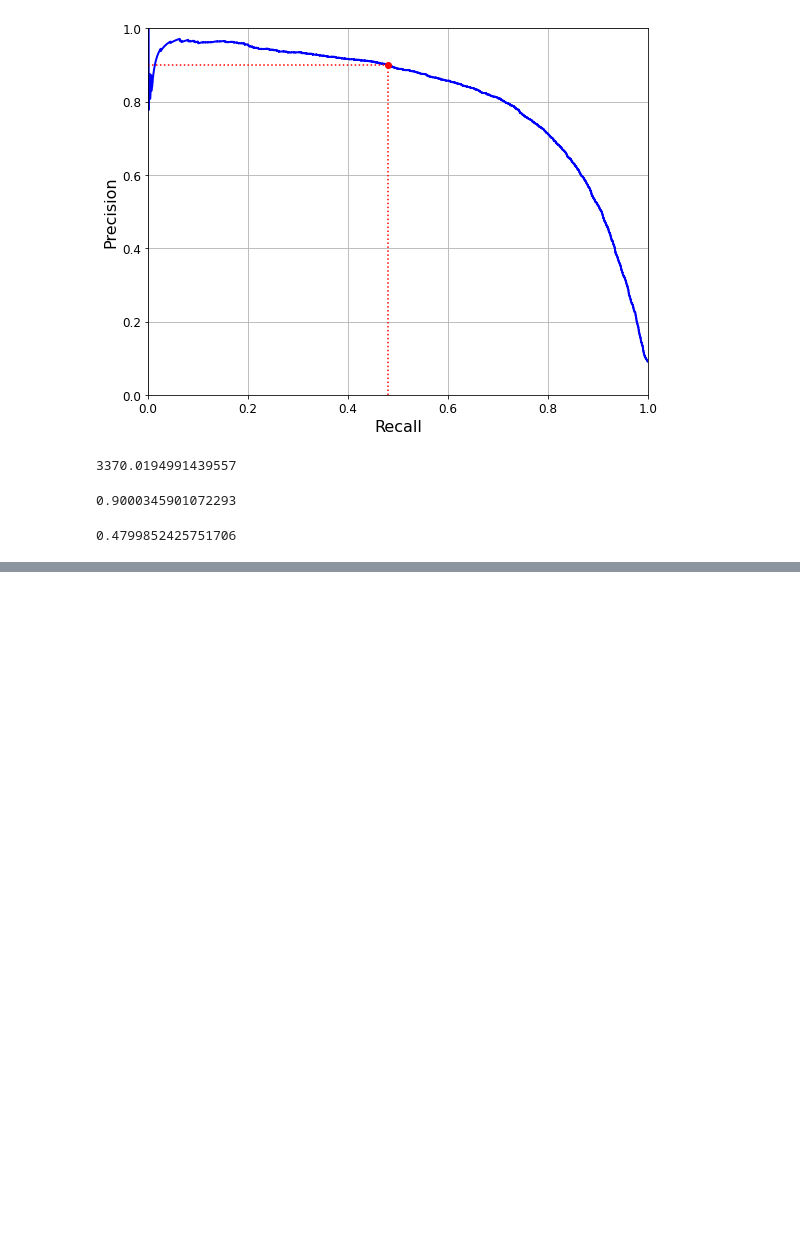
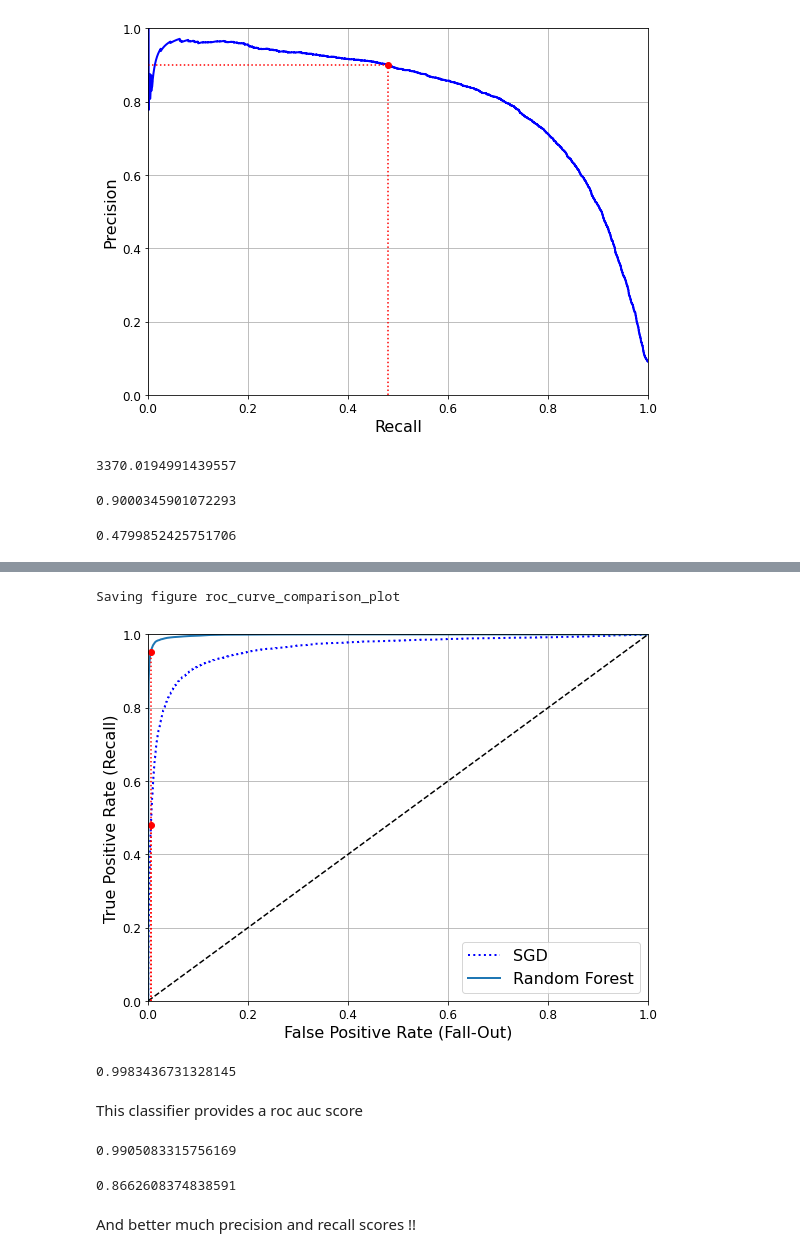
Before and after one commit to uzoochogu/Machine-Learning-Projects, a Jupyter notebook: mnist-digits-classification/mnist_dataset_classifcation.ipynb, the cells around one changed output, grey strips where cells are left out. Saved outputs shown, nothing was run; the diff lists cells and outputs as text; code cells hidden in the pictures; blank space fills up the shorter version.

```diff
--- a/mnist-digits-classification/mnist_dataset_classifcation.ipynb
+++ b/mnist-digits-classification/mnist_dataset_classifcation.ipynb
@@ -403,0 +444,53 @@ recall_score(y_train_5, y_train_pred_90)
+# %%
+#Let's train a Random forest classifier to compare to our sgd binary classifier
+
+from sklearn.ensemble import RandomForestClassifier
+forest_clf = RandomForestClassifier(n_estimators=100, random_state=42)
+
+#we would get the probabilities for each prediction
+y_probas_forest = cross_val_predict(forest_clf, X_train, y_train_5, cv=3,
+                                    method="predict_proba")
+# %%
+#We would use thes probabilities as scores
+y_scores_forest = y_probas_forest[:, 1] # score = proba of positive class
+
+#then we get the tpr and fpr values for the Random forest classifier
+fpr_forest, tpr_forest, thresholds_forest = roc_curve(y_train_5,
+                                                      y_scores_forest)
+# %%
+# lets get the equivalent recall at 90% precision
+recall_for_forest = tpr_forest[np.argmax(fpr_forest >= fpr_90)]
+
+#We'll plot it's roc directly on top of the roc the sgd classifier
+plt.figure(figsize=(8, 6))
+plt.plot(fpr, tpr, "b:", linewidth=2, label="SGD")
+plot_roc_curve(fpr_forest, tpr_forest, "Random Forest")
+plt.plot([fpr_90, fpr_90], [0., recall_90_precision], "r:")
+plt.plot([0.0, fpr_90], [recall_90_precision, recall_90_precision], "r:")
+plt.plot([fpr_90], [recall_90_precision], "ro")
+plt.plot([fpr_90, fpr_90], [0., recall_for_forest], "r:")
+plt.plot([fpr_90], [recall_for_forest], "ro")
+plt.grid(True)
+plt.legend(loc="lower right", fontsize=16)
+save_fig("roc_curve_comparison_plot")
+plt.show()
+# %% [output]
+Saving figure roc_curve_comparison_plot
+[figure, added]
+# %%
+roc_auc_score(y_train_5, y_scores_forest)
+# %% [output]
+0.9983436731328145
+# %% [markdown]
+This classifier provides a roc auc score
+# %%
+y_train_pred_forest = cross_val_predict(forest_clf, X_train, y_train_5, cv=3)
+precision_score(y_train_5, y_train_pred_forest)
+# %% [output]
+0.9905083315756169
+# %%
+recall_score(y_train_5, y_train_pred_forest)
+# %% [output]
+0.8662608374838591
+# %% [markdown]
+And better much precision and recall scores !!
```
Also changed, not shown: parts of 5 cells of this notebook.
